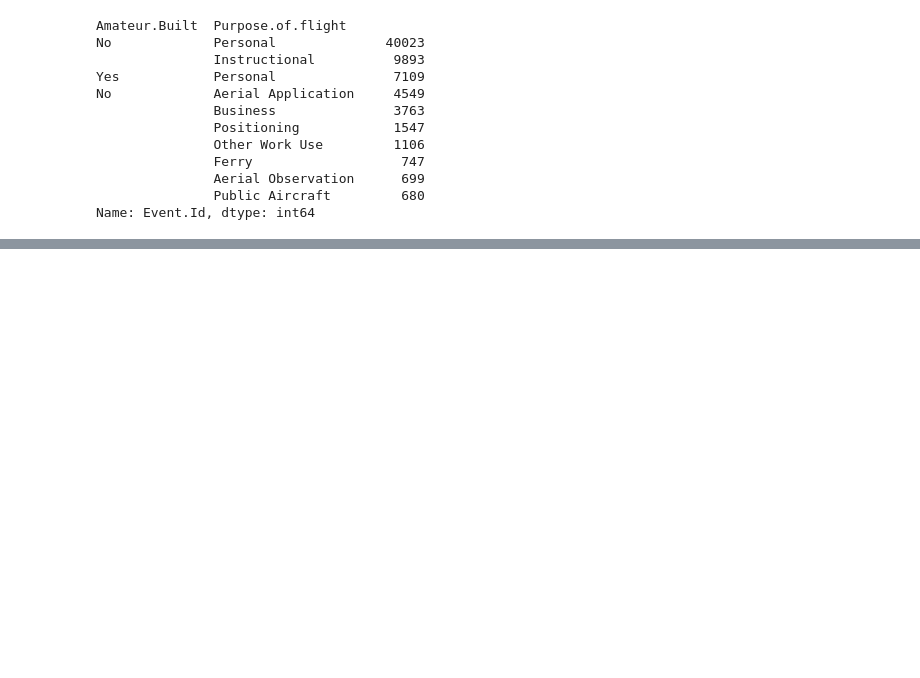
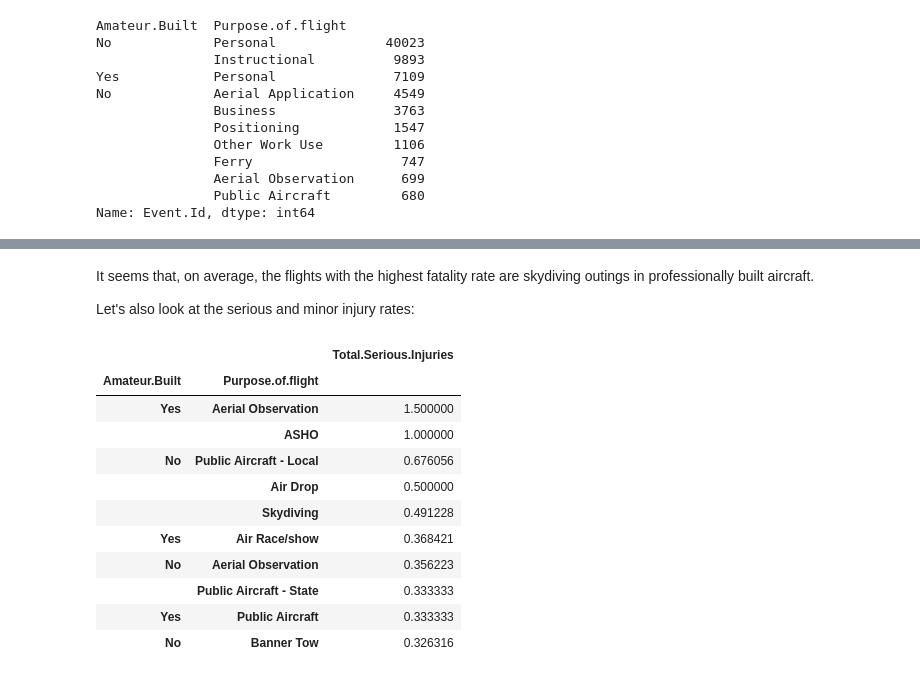
Before and after one commit to mgulbin13/dsc-phase-1-project, a Jupyter notebook: amateur_built.ipynb, the cells around one changed output, grey strips where cells are left out. Drawn from its saved outputs; the diff is of its cells as text; code cells hidden in the pictures; blank space fills up the shorter version.

```diff
--- a/amateur_built.ipynb
+++ b/amateur_built.ipynb
@@ -55,0 +66,19 @@ amateur_built_df[['Total.Fatal.Injuries', 'Total.Serious.Injuries', 'Total.Minor
+# %% [markdown]
+It seems that, on average, the flights with the highest fatality rate are skydiving outings in professionally built aircraft.
+
+Let's also look at the serious and minor injury rates:
+# %%
+amateur_built_df_gb[['Total.Serious.Injuries']].mean().sort_values(by='Total.Serious.Injuries', ascending=False).head(10)
+# %% [output]
+|  |  | Total.Serious.Injuries |
+| Amateur.Built | Purpose.of.flight |  |
+| Yes | Aerial Observation | 1.500000 |
+|  | ASHO | 1.000000 |
+| No | Public Aircraft - Local | 0.676056 |
+|  | Air Drop | 0.500000 |
+|  | Skydiving | 0.491228 |
+| Yes | Air Race/show | 0.368421 |
+| No | Aerial Observation | 0.356223 |
+|  | Public Aircraft - State | 0.333333 |
+| Yes | Public Aircraft | 0.333333 |
+| No | Banner Tow | 0.326316 |
```
Also changed, not shown: parts of 13 cells of this notebook.
